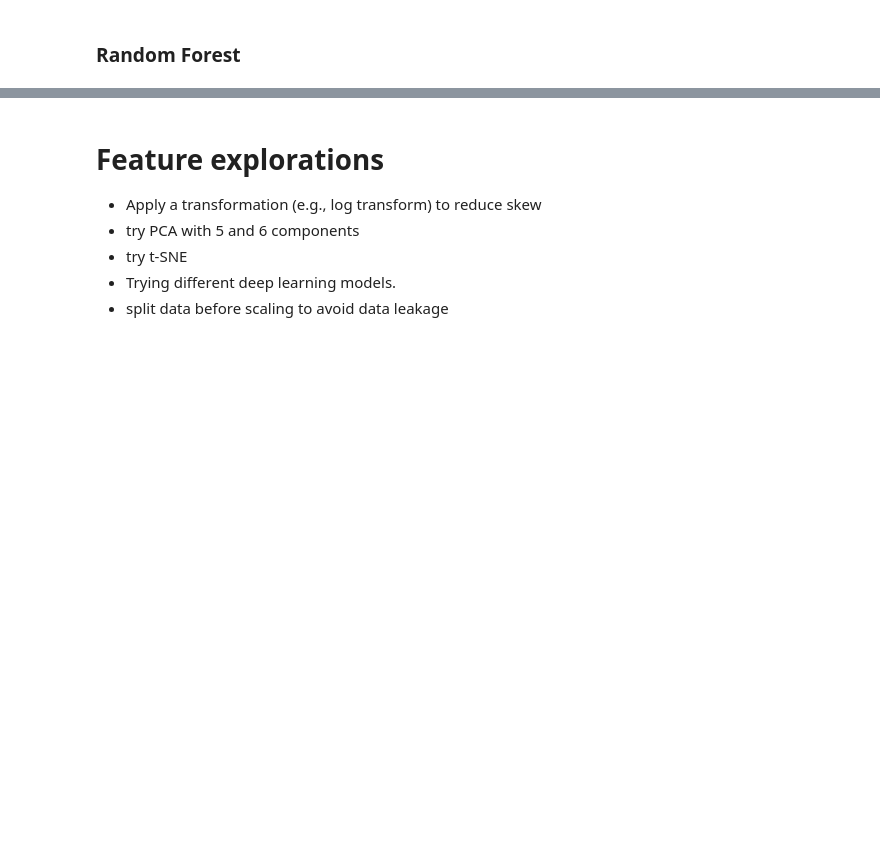
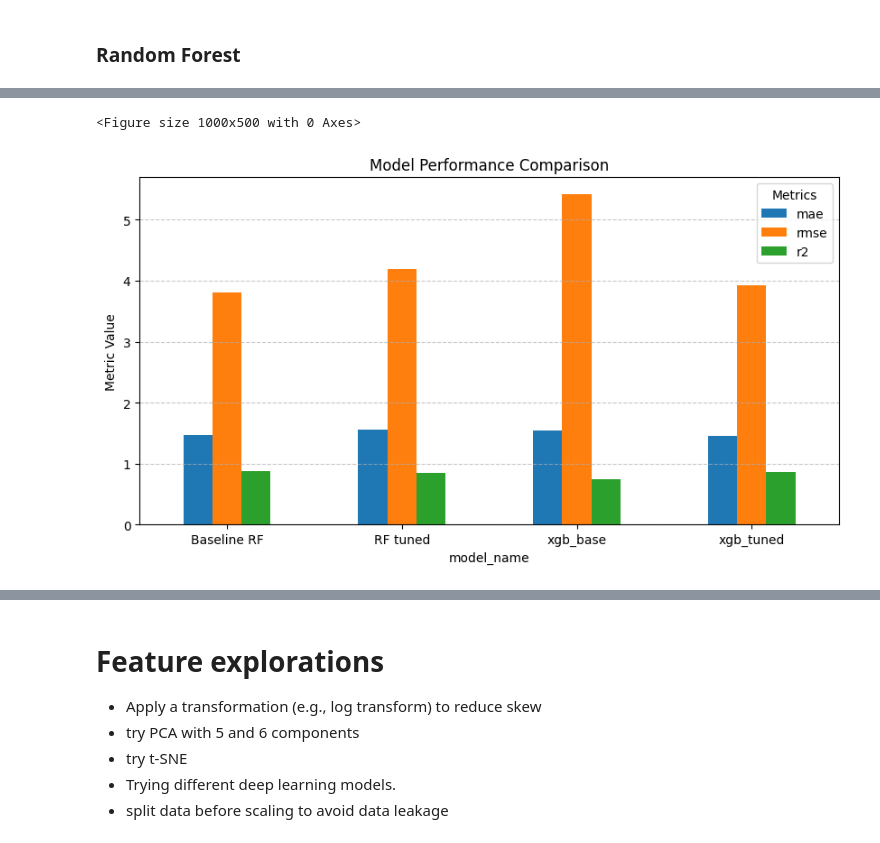
Before and after one commit to NotAbdelrahmanelsayed/hyperspectral_mycotoxin_prediction, a Jupyter notebook: notebook.ipynb, the cells around one changed output, grey strips where cells are left out. Saved outputs shown, nothing was run; the diff lists cells and outputs as text; code cells hidden in the pictures; blank space fills up the shorter version.

Commit message:
evaluation done

```diff
--- a/notebook.ipynb
+++ b/notebook.ipynb
@@ -225,8 +234,8 @@ rf = RandomForestRegressor(random_state=42)
 grid_search = GridSearchCV(
     estimator=rf,
     param_grid=param_grid,
-    scoring='neg_mean_squared_error',
-    cv=5,  # 5-fold cross-validation
+    scoring='neg_root_mean_squared_error',
+    cv=5,
     n_jobs=-1
 )
 
@@ -236,10 +245,12 @@ print("Best Params:", grid_search.best_params_)
 best_rf = grid_search.best_estimator_
 
 # Evaluate the best model on test set
-y_pred_best = best_rf.predict(X_test)
-mae_best = mean_absolute_error(y_test, y_pred_best)
-rmse_best = root_mean_squared_error(y_test, y_pred_best)
-r2_best = r2_score(y_test, y_pred_best)
+y_pred_rf_tuned = best_rf.predict(X_test)
+mae_best = mean_absolute_error(y_test, y_pred_rf_tuned)
+rmse_best = root_mean_squared_error(y_test, y_pred_rf_tuned)
+r2_best = r2_score(y_test, y_pred_rf_tuned)
 
-print(f"RF after GridSearch -> MAE: {mae_best:.4f}, RMSE: {rmse_best:.4f}, R²: {r2_best:.4f}")
+# Store the scores for feature evaluation
+rf_tuned_results = store_results("RF tuned", mae_best, rmse_best, r2_best)
+outputs.append(rf_tuned_results)
 # %% [output]
@@ -248,5 +261,4 @@ RF after GridSearch -> MAE: 1.9895, RMSE: 6.1138, R²: 0.6735
 # %%
-
 model = XGBRegressor(seed=42)
 model.fit(X_train, y_train)
 y_pred = model.predict(X_test)
@@ -255,5 +267,7 @@ mae = mean_absolute_error(y_test, y_pred)
 rmse = root_mean_squared_error(y_test, y_pred)
 r2 = r2_score(y_test, y_pred)
 
-print(f"MAE: {mae:.4f}, RMSE: {rmse:.4f}, R² Score: {r2:.4f}")
+# Store the scores for feature evaluation
+xgb_base = store_results("xgb_base", mae, rmse, r2)
+outputs.append(xgb_base)
 # %% [output]
@@ -288,6 +302,9 @@ mae_xgb = mean_absolute_error(y_test, y_pred_xgb)
 rmse_xgb = root_mean_squared_error(y_test, y_pred_xgb)
 r2_xgb = r2_score(y_test, y_pred_xgb)
 
-print(f"XGB after RandomSearch -> MAE: {mae_xgb:.4f}, RMSE: {rmse_xgb:.4f}, R²: {r2_xgb:.4f}")
+
+# Store the scores for feature evaluation
+xgb_tuned = store_results("xgb_tuned", mae_xgb, rmse_xgb, r2_xgb)
+outputs.append(xgb_tuned)
 # %% [output]
 Best Params for XGB: {'subsample': 0.8, 'n_estimators': 300, 'max_depth': 5, 'learning_rate': 0.01, 'colsample_bytree': 0.8}
@@ -294,0 +314,3 @@ XGB after RandomSearch -> MAE: 1.4532, RMSE: 3.9207, R²: 0.8657
+# %%
+results = pd.DataFrame(outputs)
+results
@@ -294,0 +323,6 @@ XGB after RandomSearch -> MAE: 1.4532, RMSE: 3.9207, R²: 0.8657
+# %%
+from src.utils import plot_metrics
+plot_metrics(results)
+# %% [output]
+<Figure size 1000x500 with 0 Axes>
+[figure, added]
```
Also changed, not shown: parts of 12 cells of this notebook, 1 other file.
